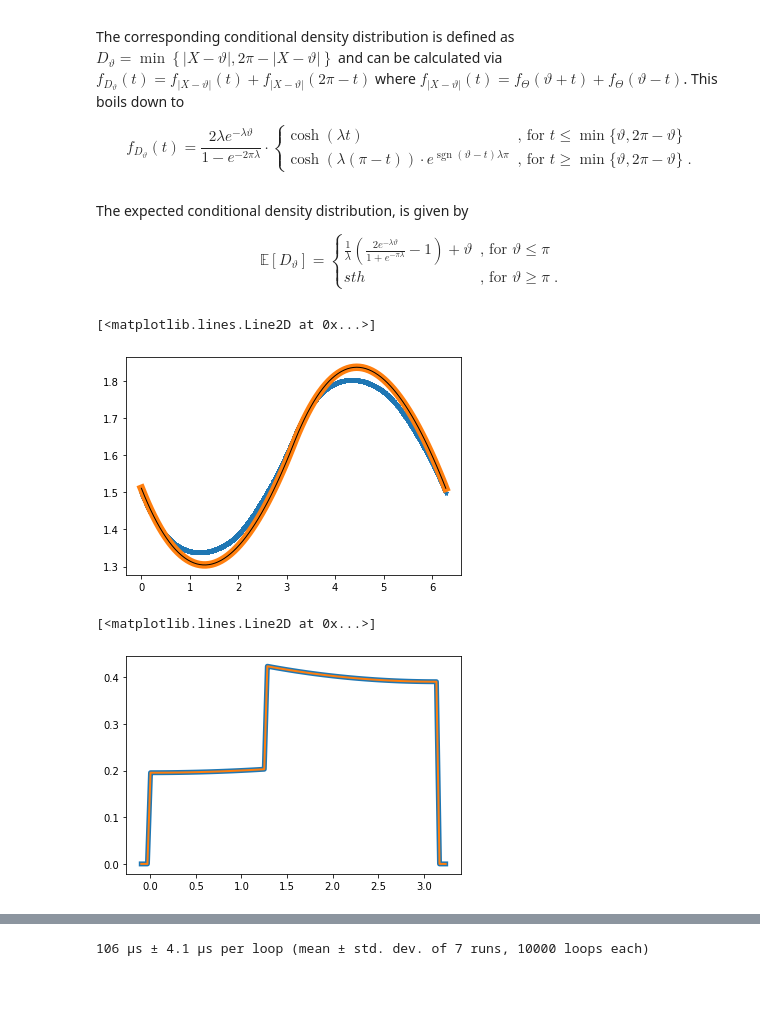
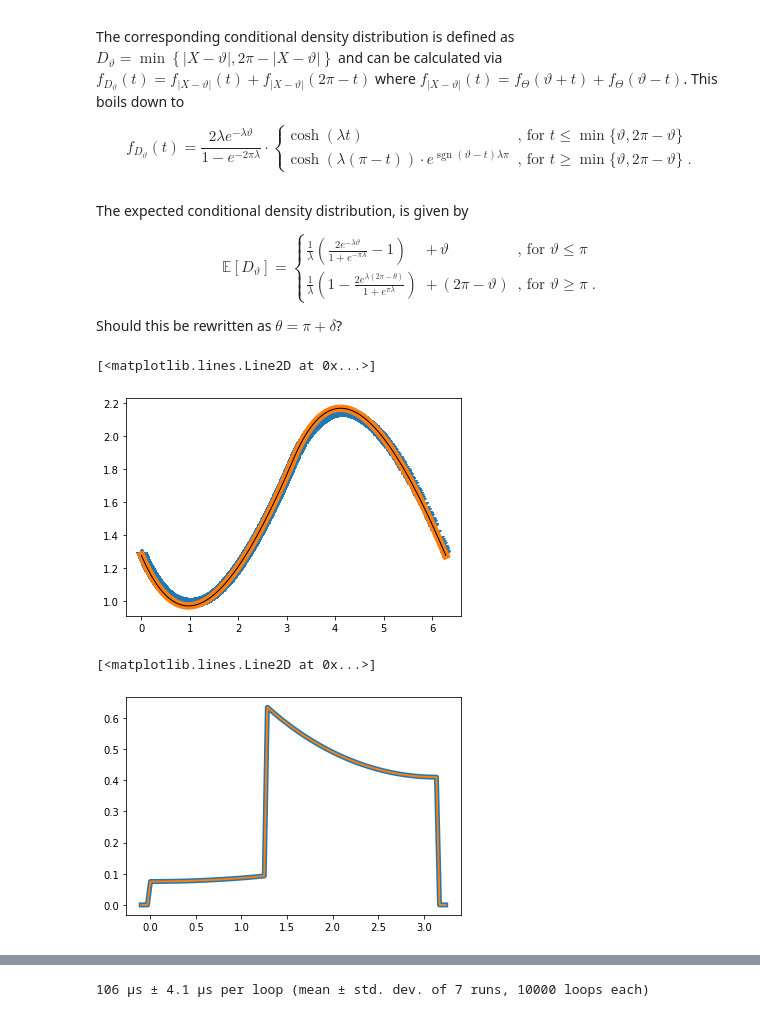
Before and after one commit to ClusterDuck123/ringity, a Jupyter notebook: doc/notebooks/network_model/distribution_functions.ipynb, the cells around one changed output, grey strips where cells are left out. Saved outputs shown, nothing was run; the diff lists cells and outputs as text; code cells hidden in the pictures; blank space fills up the shorter version.

```diff
--- a/doc/notebooks/network_model/distribution_functions.ipynb
+++ b/doc/notebooks/network_model/distribution_functions.ipynb
@@ -63,11 +63,11 @@ KstestResult(statistic=0.017713199345091052, pvalue=0.15115724629722116)
 ## Distances and Similarity
 # %%
 N = 2**12
-#beta = np.random.uniform(0.75,1)
-#alpha = np.random.uniform(0, 0.5)
+beta = np.random.uniform(0,1)
+alpha = np.random.uniform(0, 0.5)
 
-#rate  = np.tan(np.pi * (1-beta) / 2)
-#delay = 2/np.pi * np.arctan(rate)
+rate  = np.tan(np.pi * (1-beta) / 2)
+delay = 2/np.pi * np.arctan(rate)
 
 network_builder = NetworkBuilder(random_state = 1234)
 network_builder.set_distribution('exponential', scale = 1/rate)
@@ -97,11 +97,17 @@ The expected conditional density distribution, is given by
 $$\mathbb{E}[D_{\vartheta}] =
 \begin{cases}
 \frac{1}{\lambda}
-    \left( \frac{2e^{-\lambda\vartheta}}{1 + e^{-\pi\lambda}} - 1 \right) + \vartheta
+    \left( \frac{2e^{-\lambda\vartheta}}{1 + e^{-\pi\lambda}} - 1 \right)
+&+ \, \vartheta
 & \text{, for } \vartheta \leq \pi \\
-sth & \text{, for } \vartheta \geq \pi \; .
+\frac{1}{\lambda}
+    \left(1 - \frac{2e^{\lambda(2\pi-\theta)}}{1 + e^{\pi\lambda}} \right)
+&+ \, (2\pi - \vartheta)
+& \text{, for } \vartheta \geq \pi \; .
 \end{cases}
 $$
+
+Should this be rewritten as $\theta = \pi + \delta$?
 # %%
 def pdf_conditional_circular_distance(t, theta, rate):
     support = np.where((0 <= t) & (t <= np.pi), 1, 0.)
@@ -116,25 +122,13 @@ def pdf_conditional_circular_distance(t, theta, rate):
     return support * norm * term
 
 def expected_conditional_circular_distance(theta, rate):
-
     if theta < np.pi:
         term = 2*np.exp(-rate*theta) / (1 + np.exp(-np.pi*rate))
         return theta + (term - 1) / rate
 
     else:
-        norm = 2*rate*np.exp(-rate*theta) / (1 - np.exp(-2*np.pi*rate))
-
-        def integrant(t):
-            term = np.where(t <= 2*np.pi-theta,
-                            np.cosh(rate*t),
-                            np.cosh(rate*(np.pi-t)) * np.exp(rate * np.pi))
-            return t*term
-
-        term1 = quad(integrant, 0, theta)[0]
-        term2 = quad(integrant, theta, np.pi)[0]
-        term = term1 + term2
-
-        return norm * term
+        term = 2*np.exp(rate*(2*np.pi-theta)) / (1 + np.exp(np.pi*rate))
+        return (2*np.pi-theta) + (1-term) / rate
 # %%
 thetas = np.linspace(0, 2*np.pi, 100)
 dists1 = [quad(lambda t : t*pdf_conditional_circular_distance(t, theta=theta, rate=rate), 0, np.pi)[0]
@@ -143,12 +137,12 @@ dists2 = [expected_conditional_circular_distance(theta=theta, rate=rate)
                     for theta in thetas]
 # %%
 plt.plot(network_builder.positions,
-         network_builder.distances.mean(axis=0), '*', markersize=5)
+         network_builder.distances.mean(axis=0), '*', markersize=10)
 plt.plot(thetas, dists1, linewidth=7.5)
 plt.plot(thetas, dists2, 'k', linewidth=1)
 # %% [output]
 [<matplotlib.lines.Line2D at 0x...>]
-[figure, old version]
+[figure, new version]
 # %%
 x = np.linspace(-0.1, np.pi+0.1, 100)
 theta = 5
@@ -160,7 +154,7 @@ ax.plot(x, rng.pdf_conditional_circular_distance(x, theta=theta, parameter=rate,
 ax.plot(x, pdf_conditional_circular_distance(x, theta, rate) , linewidth=2)
 # %% [output]
 [<matplotlib.lines.Line2D at 0x...>]
-[figure, old version]
+[figure, new version]
 # %%
 x = np.linspace(-0.1, np.pi+0.1, 200)
 
```
Also changed, not shown: parts of 6 cells of this notebook.
